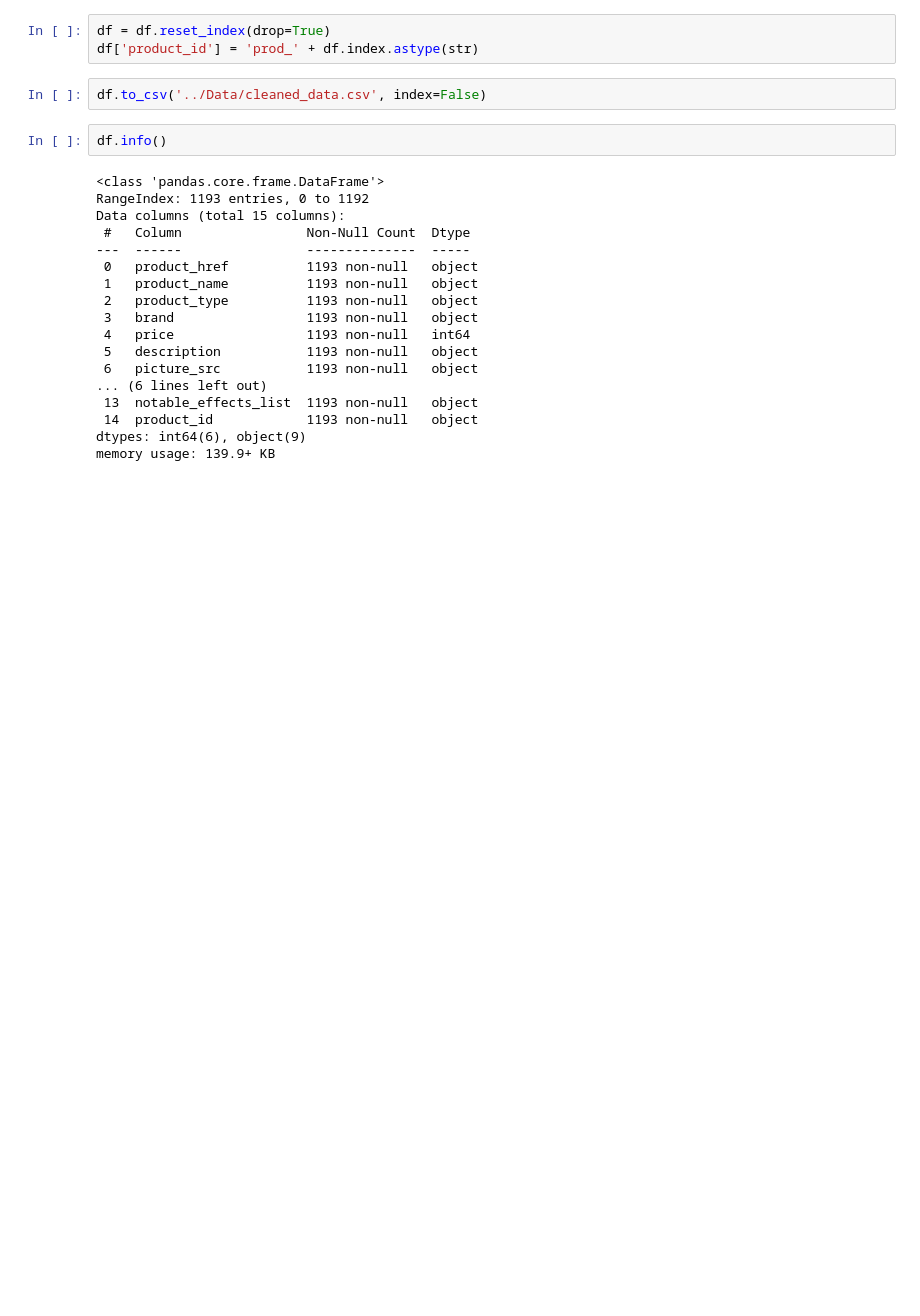
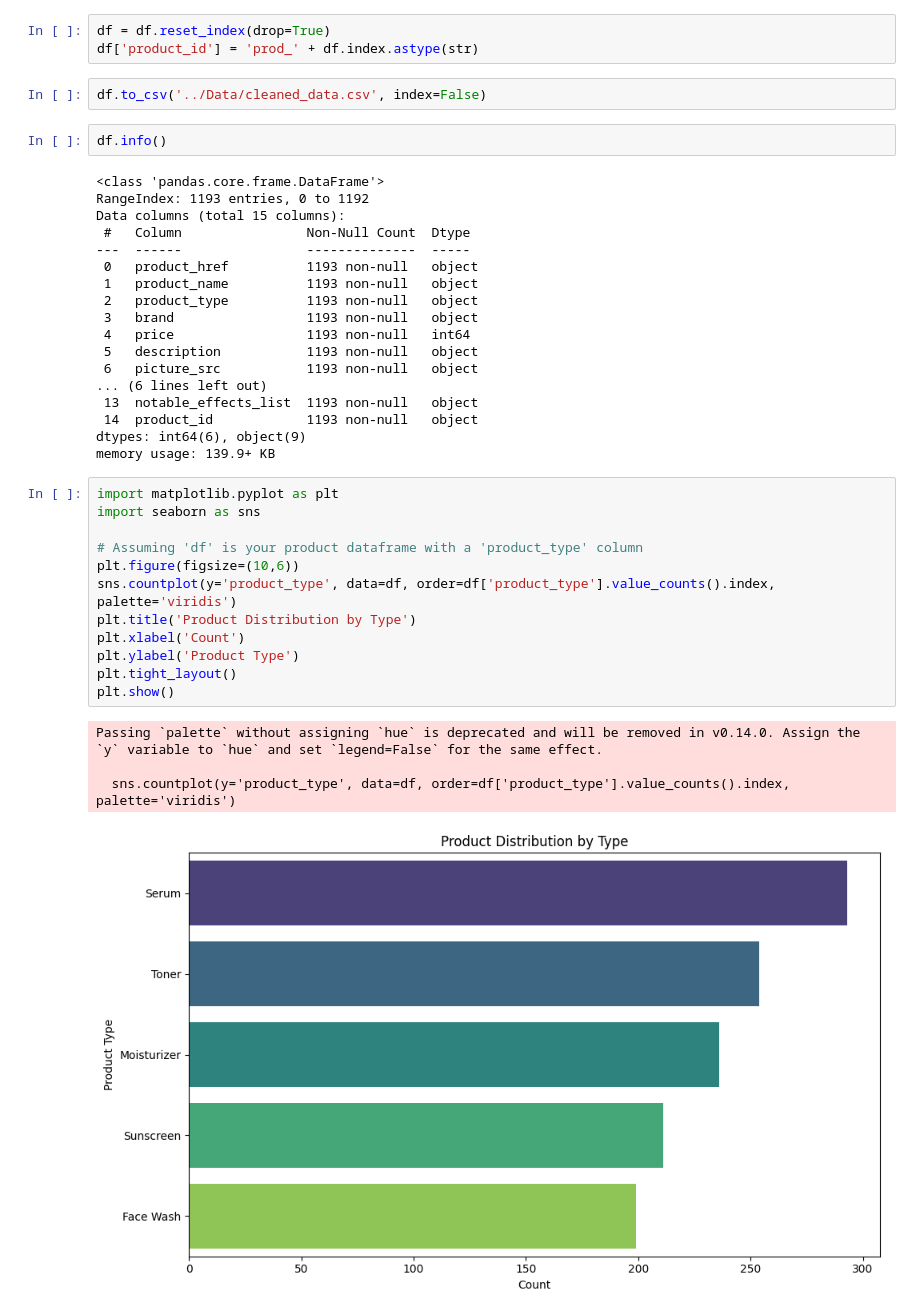
Before and after one commit to shraddhachougule02/Personalized-Recommendation-System, a Jupyter notebook: Notebook/data_exploration.ipynb, the cells around one changed output. Cells and saved outputs as stored; diff of their text form; blank space fills up the shorter version.

```diff
--- a/Notebook/data_exploration.ipynb
+++ b/Notebook/data_exploration.ipynb
@@ -261,3 +272,20 @@ Data columns (total 15 columns):
  14  product_id            1193 non-null   object
 dtypes: int64(6), object(9)
 memory usage: 139.9+ KB
+# %%
+import matplotlib.pyplot as plt
+import seaborn as sns
+
+# Assuming 'df' is your product dataframe with a 'product_type' column
+plt.figure(figsize=(10,6))
+sns.countplot(y='product_type', data=df, order=df['product_type'].value_counts().index, palette='viridis')
+plt.title('Product Distribution by Type')
+plt.xlabel('Count')
+plt.ylabel('Product Type')
+plt.tight_layout()
+plt.show()
+# %% [output]
+Passing `palette` without assigning `hue` is deprecated and will be removed in v0.14.0. Assign the `y` variable to `hue` and set `legend=False` for the same effect.
+
+  sns.countplot(y='product_type', data=df, order=df['product_type'].value_counts().index, palette='viridis')
+[figure, added]
```
Also changed, not shown: parts of 3 cells of this notebook, 3 other files.
